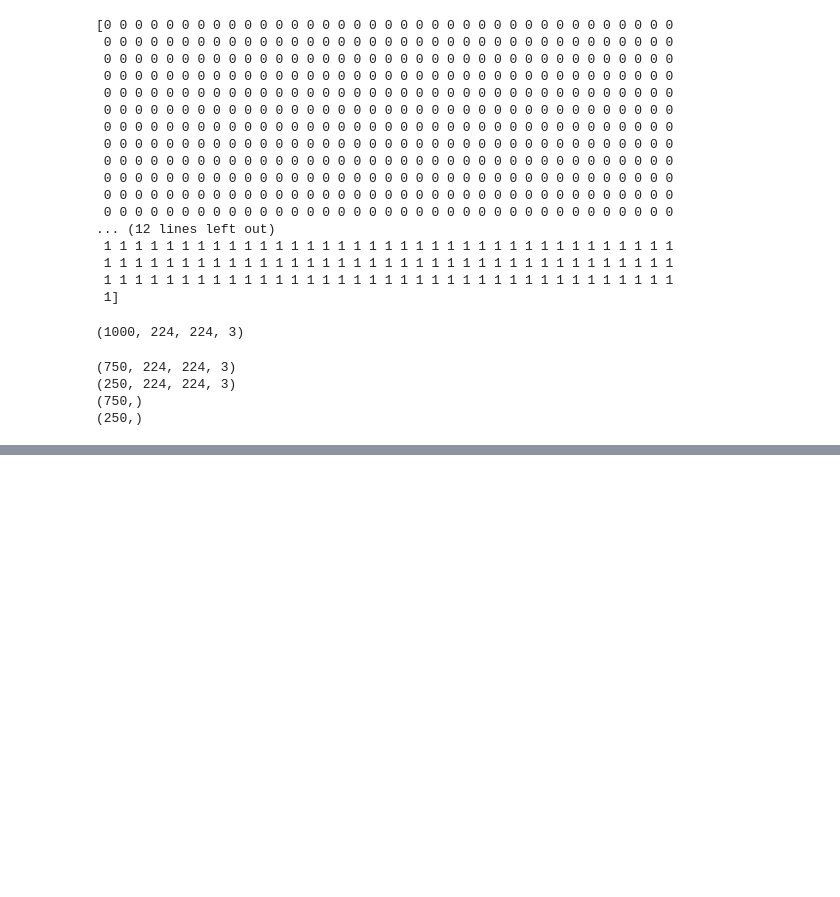
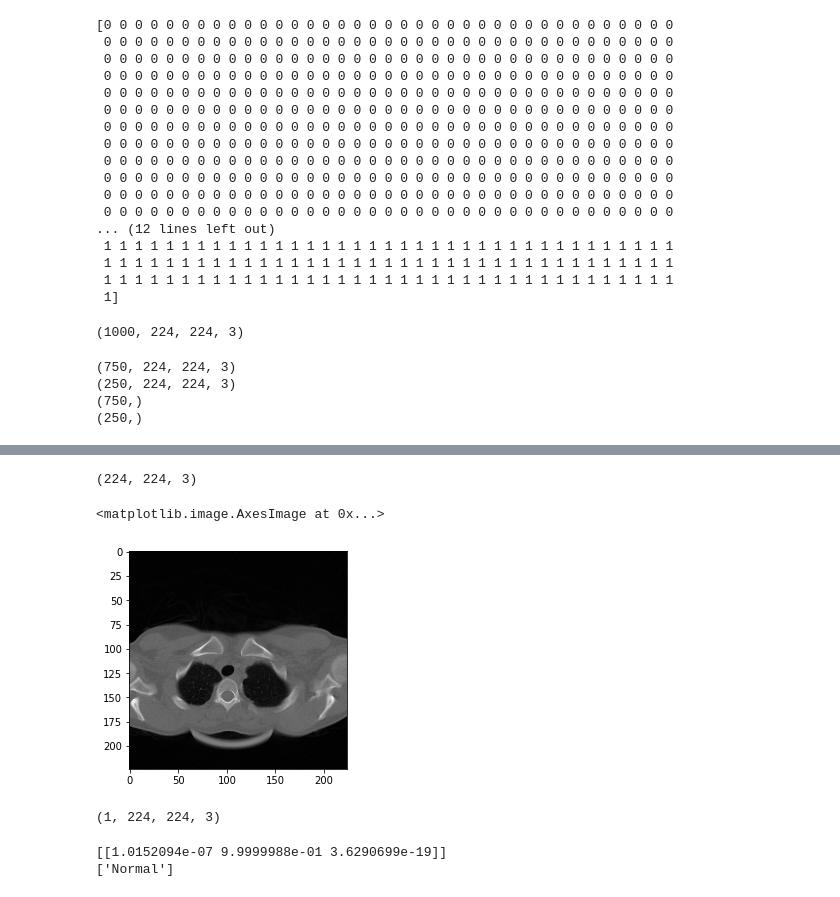
Before and after one commit to rfadhila07/COVID-19-CLASSIFICATION, a Jupyter notebook: gaussian_RMSprop_0.001.ipynb, the cells around one changed output, grey strips where cells are left out. Saved outputs shown, nothing was run; the diff lists cells and outputs as text; code cells hidden in the pictures; blank space fills up the shorter version.

```diff
--- a/gaussian_RMSprop_0.001.ipynb
+++ b/gaussian_RMSprop_0.001.ipynb
@@ -421,0 +434,28 @@ disp.plot(cmap=plt.cm.Blues)
+# %%
+width = 224
+height = 224
+dsize = (width, height)
+image_testing = cv2.imread('/content/drive/MyDrive/Testing/Normal/normal9.tif', -1)
+image_testing = cv2.cvtColor(image_testing, cv2.COLOR_BGR2RGB)
+image_testing = cv2.resize(image_testing,dsize)
+image_testing = np.array(image_testing)
+image_testing.shape
+# %% [output]
+(224, 224, 3)
+# %%
+plt.imshow(image_testing)
+# %% [output]
+<matplotlib.image.AxesImage at 0x...>
+[figure, added]
+# %%
+image_testing = np.expand_dims(image_testing, axis=0)
+print(image_testing.shape)
+# %% [output]
+(1, 224, 224, 3)
+# %%
+output = model.predict(image_testing, 1)
+print(output)
+print(encoder.classes_[output.argmax(axis=1)])
+# %% [output]
+[[1.0152094e-07 9.9999988e-01 3.6290699e-19]]
+['Normal']
```
Also changed, not shown: parts of 12 cells of this notebook.
